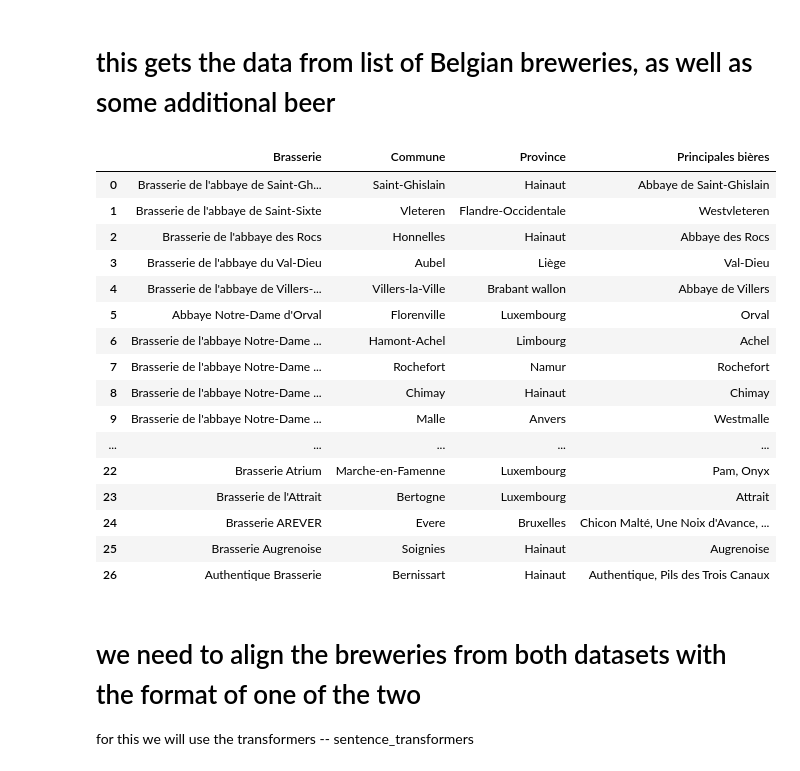
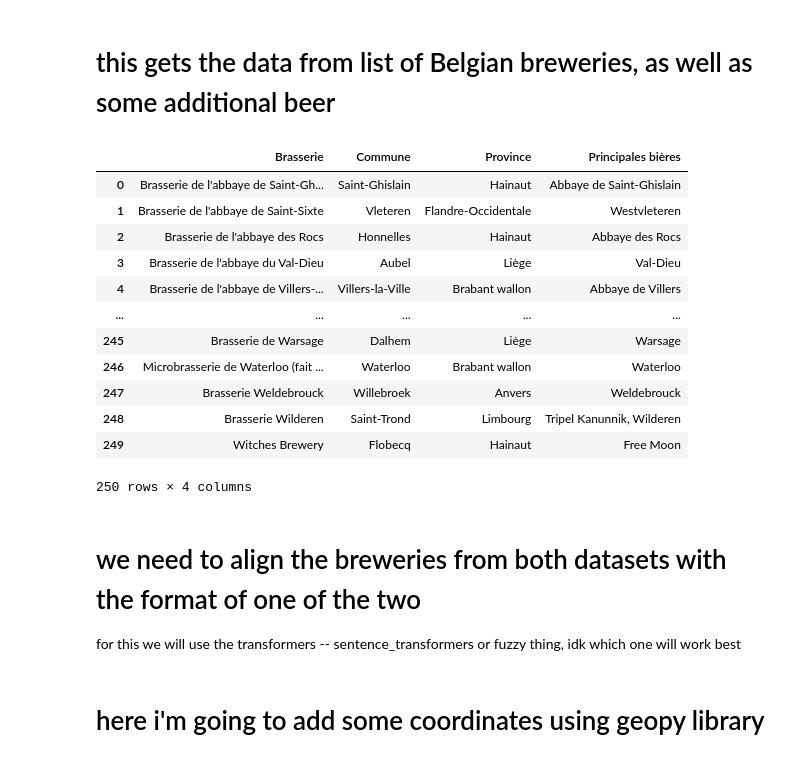
Before and after one commit to lpaggen/bmkg_solo, a Jupyter notebook: workflow.ipynb, the cells around one changed output. Saved outputs shown, nothing was run; the diff lists cells and outputs as text; code cells hidden in the pictures.

```diff
--- a/workflow.ipynb
+++ b/workflow.ipynb
@@ -90,26 +89,28 @@ for i, table in enumerate(tables):
             rows.append(cols)
     df = pd.DataFrame(rows, columns=headers)
     dataframes_breweries.append(df.iloc[:, :4])
+
+breweries = pd.concat(dataframes_breweries, ignore_index=True)
+
+# this block just removes some useless columns and rows
+breweries = breweries.iloc[:250, :4]
-# %%
-dataframes_breweries[0]
-# %% [output]
-|  | Brasserie | Commune | Province | Principales bières |
-| 0 | Brasserie de l'abbaye de Saint-Gh... | Saint-Ghislain | Hainaut | Abbaye de Saint-Ghislain |
-| 1 | Brasserie de l'abbaye de Saint-Sixte | Vleteren | Flandre-Occidentale | Westvleteren |
-| 2 | Brasserie de l'abbaye des Rocs | Honnelles | Hainaut | Abbaye des Rocs |
-| 3 | Brasserie de l'abbaye du Val-Dieu | Aubel | Liège | Val-Dieu |
-| 4 | Brasserie de l'abbaye de Villers-... | Villers-la-Ville | Brabant wallon | Abbaye de Villers |
-| 5 | Abbaye Notre-Dame d'Orval | Florenville | Luxembourg | Orval |
-| 6 | Brasserie de l'abbaye Notre-Dame ... | Hamont-Achel | Limbourg | Achel |
-| 7 | Brasserie de l'abbaye Notre-Dame ... | Rochefort | Namur | Rochefort |
-| 8 | Brasserie de l'abbaye Notre-Dame ... | Chimay | Hainaut | Chimay |
-| 9 | Brasserie de l'abbaye Notre-Dame ... | Malle | Anvers | Westmalle |
-| ... | ... | ... | ... | ... |
-| 22 | Brasserie Atrium | Marche-en-Famenne | Luxembourg | Pam, Onyx |
-| 23 | Brasserie de l'Attrait | Bertogne | Luxembourg | Attrait |
-| 24 | Brasserie AREVER | Evere | Bruxelles | Chicon Malté, Une Noix d'Avance, ... |
-| 25 | Brasserie Augrenoise | Soignies | Hainaut | Augrenoise |
-| 26 | Authentique Brasserie | Bernissart | Hainaut | Authentique, Pils des Trois Canaux |
+# %%
+breweries
+# %% [output]
+|  | Brasserie | Commune | Province | Principales bières |
+| 0 | Brasserie de l'abbaye de Saint-Gh... | Saint-Ghislain | Hainaut | Abbaye de Saint-Ghislain |
+| 1 | Brasserie de l'abbaye de Saint-Sixte | Vleteren | Flandre-Occidentale | Westvleteren |
+| 2 | Brasserie de l'abbaye des Rocs | Honnelles | Hainaut | Abbaye des Rocs |
+| 3 | Brasserie de l'abbaye du Val-Dieu | Aubel | Liège | Val-Dieu |
+| 4 | Brasserie de l'abbaye de Villers-... | Villers-la-Ville | Brabant wallon | Abbaye de Villers |
+| ... | ... | ... | ... | ... |
+| 245 | Brasserie de Warsage | Dalhem | Liège | Warsage |
+| 246 | Microbrasserie de Waterloo (fait ... | Waterloo | Brabant wallon | Waterloo |
+| 247 | Brasserie Weldebrouck | Willebroek | Anvers | Weldebrouck |
+| 248 | Brasserie Wilderen | Saint-Trond | Limbourg | Tripel Kanunnik, Wilderen |
+| 249 | Witches Brewery | Flobecq | Hainaut | Free Moon |
+250 rows × 4 columns
 # %% [markdown]
 # we need to align the breweries from both datasets with the format of one of the two
 for this we will use the transformers -- sentence_transformers
+or fuzzy thing, idk which one will work best
@@ -115,0 +135,2 @@ for this we will use the transformers -- sentence_transformers
+# %% [markdown]
+# here i'm going to add some coordinates using geopy library
```
Also changed, not shown: parts of 7 cells of this notebook.
